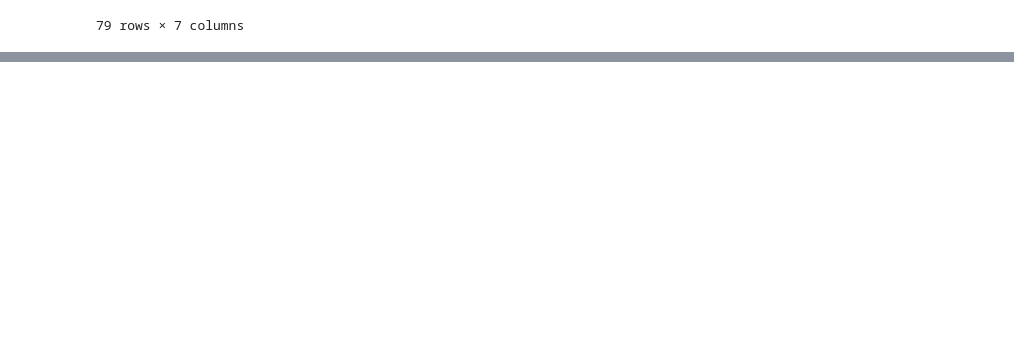
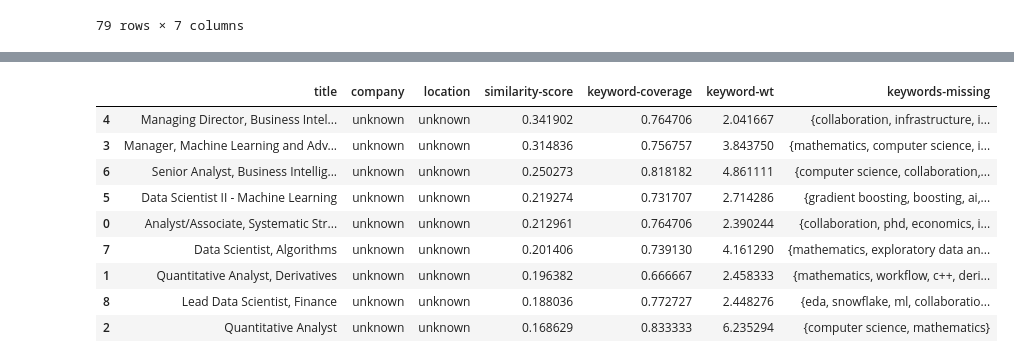
Before and after one commit to kconstable/resume-matching-to-job-rss-feed, a Jupyter notebook: feed_scrapper.ipynb, the cells around one changed output, grey strips where cells are left out. Saved outputs shown, nothing was run; the diff lists cells and outputs as text; code cells hidden in the pictures; blank space fills up the shorter version.

Commit message:
linkedin
+ added support for linkedin page scraping

```diff
--- a/feed_scrapper.ipynb
+++ b/feed_scrapper.ipynb
@@ -50,6 +52,7 @@ def get_job_pages(url_search,url_base,soup):
 # %%
 def get_job_details(urls):
     """
+    Workopolis
     """
     print("Scrapping RSS Job Search Feed")
     print("="*100)
@@ -713,0 +753,14 @@ Responsibilities included performance attribution, creating data visualizations,
+# %%
+urls = [
+    'https://www.linkedin.com/jobs/view/3549932260/?refId=dbfa93b5-d784-445b-97f8-29d8f9ad0646&trackingId=jftaQgEdSpiSvntR2k17cQ%3D%3D',
+    'https://www.linkedin.com/jobs/view/3540697616/?refId=59a513ba-522a-4aea-af91-759ff6f76cda&trackingId=2hyQIrX%2BRkOf%2B98YR1qBJA%3D%3D',
+    'https://www.linkedin.com/jobs/view/3562298970/?refId=54f09146-9c3e-40e8-ac3c-595f85731463&trackingId=k0bOqRvwSRCieTxu5mwfhg%3D%3D',
+    'https://www.linkedin.com/jobs/view/3564381193/?refId=b670d576-6f5e-4a0e-96f7-3903c26a7d54&trackingId=nR%2FGTzkWR6uQzB6FcnQVWg%3D%3D',
+    'https://www.linkedin.com/jobs/view/3511070628/?refId=52f1cd7e-492f-46d4-894e-ab9ec08714f3&trackingId=SdhJHD3hRf61c5CnOOCOuw%3D%3D',
+    'https://www.linkedin.com/jobs/view/3552670722/?refId=9c54e362-c54a-49f4-8d25-5639afc7d65e&trackingId=GUoqINtfSuWsAtaXC293SA%3D%3D',
+    'https://www.linkedin.com/jobs/view/3492994174/?refId=0436884b-6af1-412d-8711-21574b7e80da&trackingId=GYxBqHwDTHqqRAZN3vhSOA%3D%3D',
+    'https://www.linkedin.com/jobs/view/3523929176/?refId=f06fd3a4-e203-418a-beae-9762646a74db&trackingId=HHBPl3eGRZ%2Bym6at%2Fjopig%3D%3D',
+    'https://www.linkedin.com/jobs/view/3503331250/?refId=9b080d13-deec-416e-b1c8-552165f513c0&trackingId=NGekzdgoQKei%2Fb6zSKO2%2BQ%3D%3D'
+]
+
+jobs_ln = get_linkedin_jobs(urls)
@@ -713,0 +779,14 @@ Responsibilities included performance attribution, creating data visualizations,
+# %%
+df_ln = calc_similarities(resume,jobs_ln,'data/terms.csv')
+df_ln
+# %% [output]
+|  | title | company | location | similarity-score | keyword-coverage | keyword-wt | keywords-missing |
+| 4 | Managing Director, Business Intel... | unknown | unknown | 0.341902 | 0.764706 | 2.041667 | {collaboration, infrastructure, i... |
+| 3 | Manager, Machine Learning and Adv... | unknown | unknown | 0.314836 | 0.756757 | 3.843750 | {mathematics, computer science, i... |
+| 6 | Senior Analyst, Business Intellig... | unknown | unknown | 0.250273 | 0.818182 | 4.861111 | {computer science, collaboration,... |
+| 5 | Data Scientist II - Machine Learning | unknown | unknown | 0.219274 | 0.731707 | 2.714286 | {gradient boosting, boosting, ai,... |
+| 0 | Analyst/Associate, Systematic Str... | unknown | unknown | 0.212961 | 0.764706 | 2.390244 | {collaboration, phd, economics, i... |
+| 7 | Data Scientist, Algorithms | unknown | unknown | 0.201406 | 0.739130 | 4.161290 | {mathematics, exploratory data an... |
+| 1 | Quantitative Analyst, Derivatives | unknown | unknown | 0.196382 | 0.666667 | 2.458333 | {mathematics, workflow, c++, deri... |
+| 8 | Lead Data Scientist, Finance | unknown | unknown | 0.188036 | 0.772727 | 2.448276 | {eda, snowflake, ml, collaboratio... |
+| 2 | Quantitative Analyst | unknown | unknown | 0.168629 | 0.833333 | 6.235294 | {computer science, mathematics} |
```
Also changed, not shown: parts of 9 cells of this notebook.
